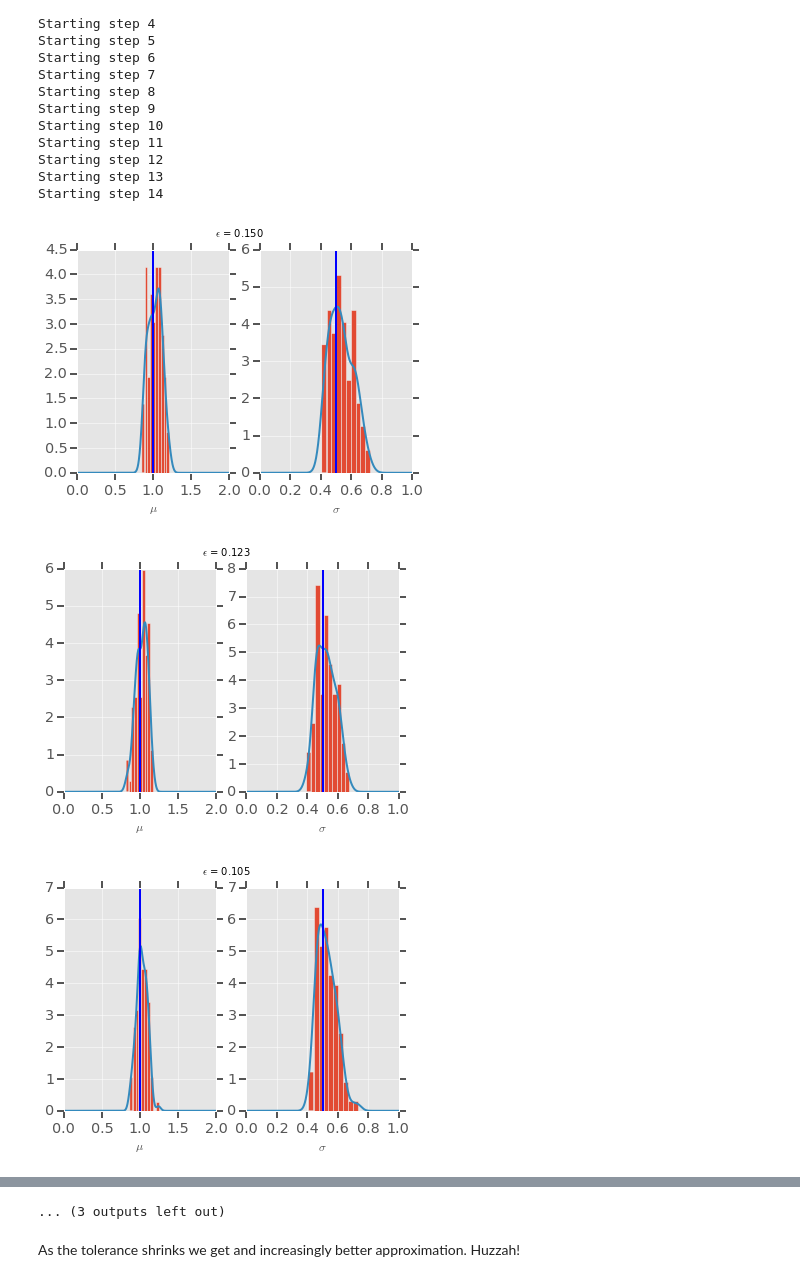
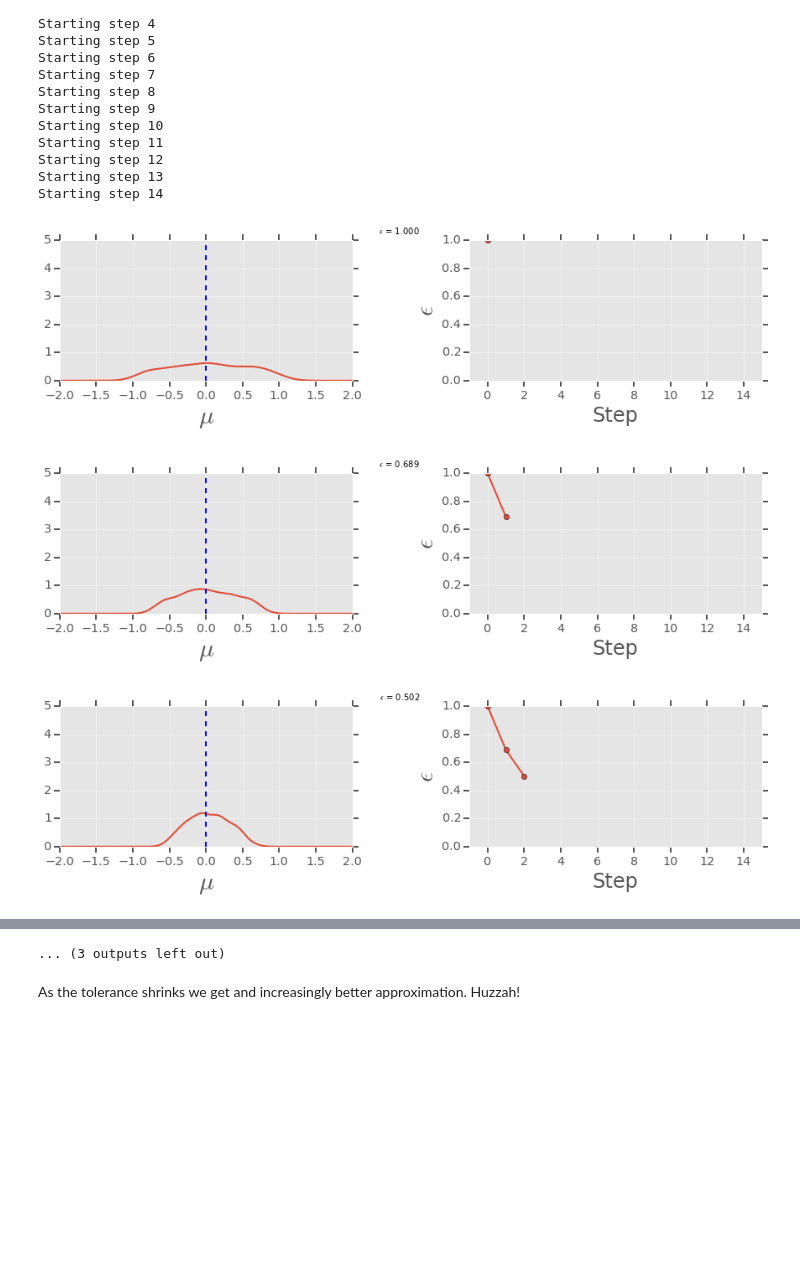
Before and after one commit to rcmorehead/simpleabc, a Jupyter notebook: SimpleABC_demo.ipynb, the cells around one changed output, grey strips where cells are left out. Saved outputs shown, nothing was run; the diff lists cells and outputs as text; code cells hidden in the pictures; blank space fills up the shorter version.

```diff
--- a/SimpleABC_demo.ipynb
+++ b/SimpleABC_demo.ipynb
@@ -33,18 +33,18 @@ class MyModel(Model):
 
     #The method that generates the synthetic data sets.
     def generate_data(self, theta):
-        return stats.norm.rvs(loc=theta[0],scale=theta[1],size=100)
+        return stats.norm.rvs(loc=theta,scale=1,size=100)
 
     #The method that computes your summary statistics, for a Gaussian we just need mu and sigma
     def summary_stats(self, data):
         mu = np.mean(data)
-        sigma = np.std(data)
 
-        return (mu, sigma)
+        return (mu)
 
-    #And finally the distance function. We are just going to use the euclidean distance from our observed summary stats
+    #And finally the distance function. We are just going to use the euclidean distance
+    #from our observed summary stats
     def distance_function(self, data, synth_data):
-        return np.sqrt((data[0]-synth_data[0])**2 + (data[1]-synth_data[1])**2)
+        return np.abs(data - synth_data)
 # %% [markdown]
 See, not so bad at all. Ok now that we have our model class, we are ready to go. Let's set up our instance of the model object.
 # %%
@@ -52,7 +52,7 @@ See, not so bad at all. Ok now that we have our model class, we are ready to go.
 np.random.seed(914)
 
 #We need some real values so we know it is working.
-theta_0 = (1, 0.5)
+theta_0 = 0
 
 #Initialize our model object
 model = MyModel()
@@ -62,15 +62,14 @@ data = model.generate_data(theta_0)
 
 #Now we need to set the prior distributions. We were clever and set up our draw theta method to call
 #frozen scipy.stats objects, so we jest need to give the model our prior distributions
-model.set_prior([stats.uniform(-2, 4),
-                stats.uniform(0, 1)])
+model.set_prior([stats.norm(loc=0,scale=1)])
 
 #And while we are at it, we will give the model our observed data as well
 model.set_data(data)
 # %% [markdown]
 Now we are ready to do some ABC. Let's get at least 100 samples from our approximate posterior, and set our tolerance (epsilon) to 0.15.
 # %%
-posterior = basic_abc(model, data, min_samples=100, epsilon=0.15)
+posterior = basic_abc(model, data, min_samples=1000, epsilon=1)
 # %% [markdown]
 Ok, let's see what we get.
 # %%
@@ -102,7 +94,7 @@ That's pretty good, but we can do better. If we make epsilon smaller, we will ge
 
 We'll start with what we did above, but we will take 15 PMC steps.
 # %%
-pmc_posterior = pmc_abc(model, data, epsilon_0=.15, min_samples=100, steps=15)
+pmc_posterior = pmc_abc(model, data, epsilon_0=1, min_samples=1000, steps=15)
 # %% [output]
 Starting step 0
 Starting step 1
@@ -120,30 +112,33 @@ Starting step 12
 Starting step 13
 Starting step 14
 # %%
+eps = []
 for i in pmc_posterior:
-
+    eps.append(i['epsilon'])
     mu = i[0][0]
-    sigma = i[0][1]
 
     mukde = stats.gaussian_kde(mu)
     sigmakde = stats.gaussian_kde(sigma)
 
-    plt.figure()
+    plt.figure(figsize=(15,3))
+    plt.subplots_adjust(wspace=0.4)
     plt.suptitle(r'$\epsilon$ = {:.3f}'.format(i['epsilon']))
     plt.subplot(121)
-    plt.hist(mu,normed=True)
-    x = np.linspace(0,2,1000)
+    x = np.linspace(-2,2,1000)
     plt.plot(x, mukde(x))
-    plt.axvline(theta_0[0])
-    plt.xlabel(r"$\mu$")
+    plt.axvline(theta_0, ls='--')
+    plt.ylim(0,5)
+    plt.xlim(-2,2)
+    plt.xlabel(r"$\mu$", fontsize=30)
 
     plt.subplot(122)
-    plt.hist(sigma,normed=True)
-    x = np.linspace(0,1,1000)
-    plt.plot(x, sigmakde(x))
-    plt.axvline(theta_0[1])
-    plt.xlabel(r"$\sigma$")
+
+    plt.plot(eps,'-o')
+    plt.xlabel('Step', fontsize=24)
+    plt.ylabel(r'$\epsilon$', fontsize=30)
+    plt.xlim(-1,15)
+    plt.ylim(0,1)
 # %% [output]
-[figure, old version]
+[figure, new version]
-[figure, old version]
+[figure, new version]
-[figure, old version]
+[figure, new version]
```
Also changed, not shown: parts of 2 cells of this notebook, 1 other file.
